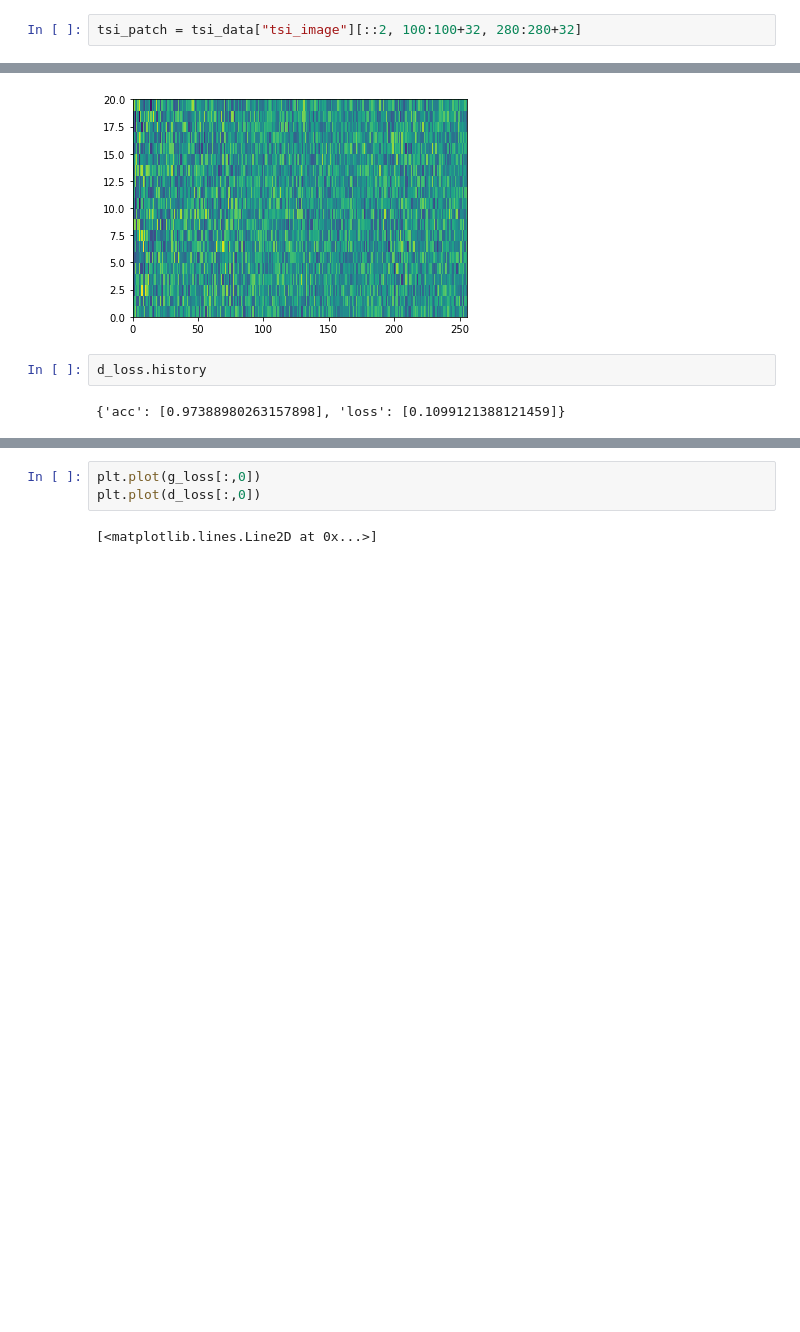
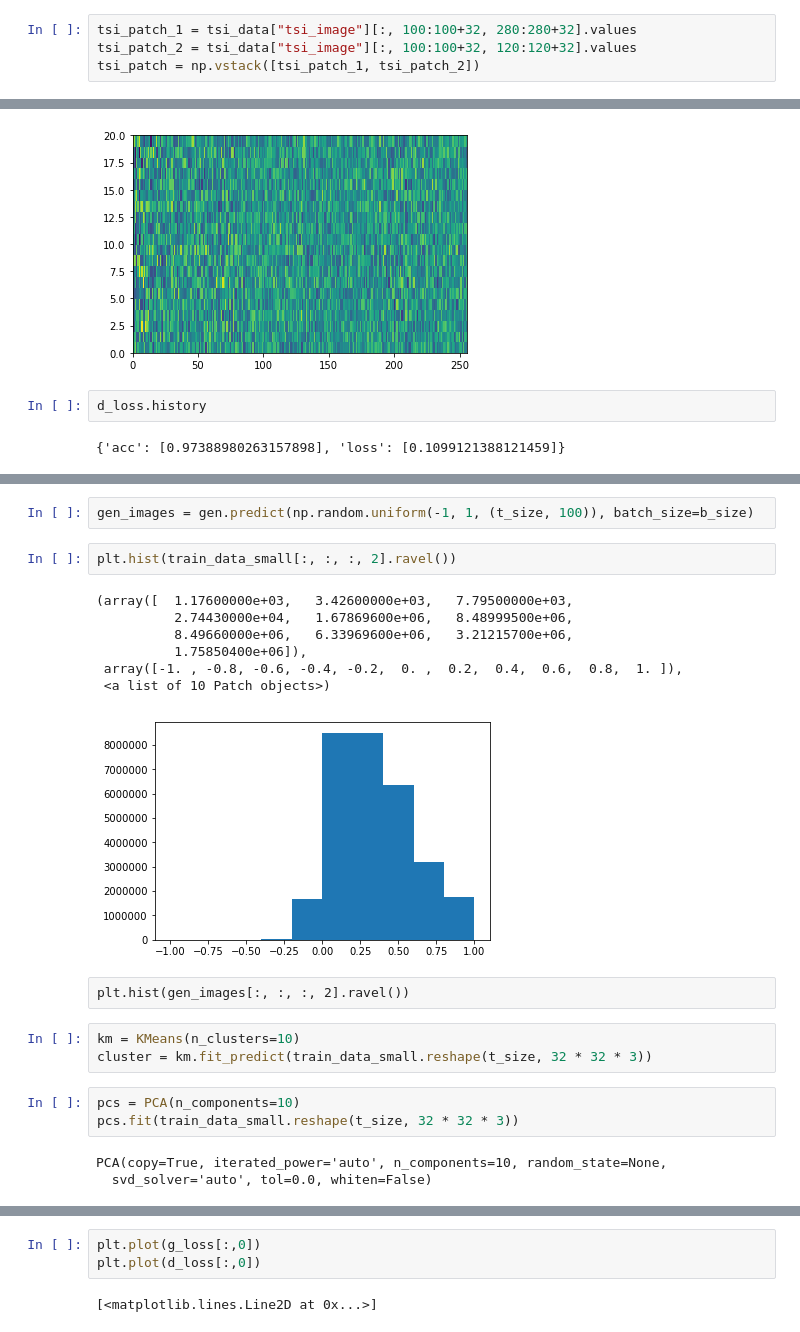
Before and after one commit to djgagne/deepsky, a Jupyter notebook: notebooks/TSI GAN.ipynb, the cells around one changed output, grey strips where cells are left out. Saved outputs shown, nothing was run; the diff lists cells and outputs as text; blank space fills up the shorter version.

```diff
--- a/notebooks/TSI GAN.ipynb
+++ b/notebooks/TSI GAN.ipynb
@@ -52,5 +57,7 @@ tsi_solpos
 # %%
-tsi_patch = tsi_data["tsi_image"][::2, 100:100+32, 280:280+32]
+tsi_patch_1 = tsi_data["tsi_image"][:, 100:100+32, 280:280+32].values
+tsi_patch_2 = tsi_data["tsi_image"][:, 100:100+32, 120:120+32].values
+tsi_patch = np.vstack([tsi_patch_1, tsi_patch_2])
 # %%
 tsi_patch.shape
 # %% [output]
@@ -284,0 +343,23 @@ combo_data_batch.shape
+# %%
+gen_images = gen.predict(np.random.uniform(-1, 1, (t_size, 100)), batch_size=b_size)
+# %%
+plt.hist(train_data_small[:, :, :, 2].ravel())
+# %% [output]
+(array([  1.17600000e+03,   3.42600000e+03,   7.79500000e+03,
+          2.74430000e+04,   1.67869600e+06,   8.48999500e+06,
+          8.49660000e+06,   6.33969600e+06,   3.21215700e+06,
+          1.75850400e+06]),
+ array([-1. , -0.8, -0.6, -0.4, -0.2,  0. ,  0.2,  0.4,  0.6,  0.8,  1. ]),
+ <a list of 10 Patch objects>)
+[figure, added]
+# %% [raw]
+plt.hist(gen_images[:, :, :, 2].ravel())
+# %%
+km = KMeans(n_clusters=10)
+cluster = km.fit_predict(train_data_small.reshape(t_size, 32 * 32 * 3))
+# %%
+pcs = PCA(n_components=10)
+pcs.fit(train_data_small.reshape(t_size, 32 * 32 * 3))
+# %% [output]
+PCA(copy=True, iterated_power='auto', n_components=10, random_state=None,
+  svd_solver='auto', tol=0.0, whiten=False)
```
Also changed, not shown: parts of 25 cells of this notebook.
